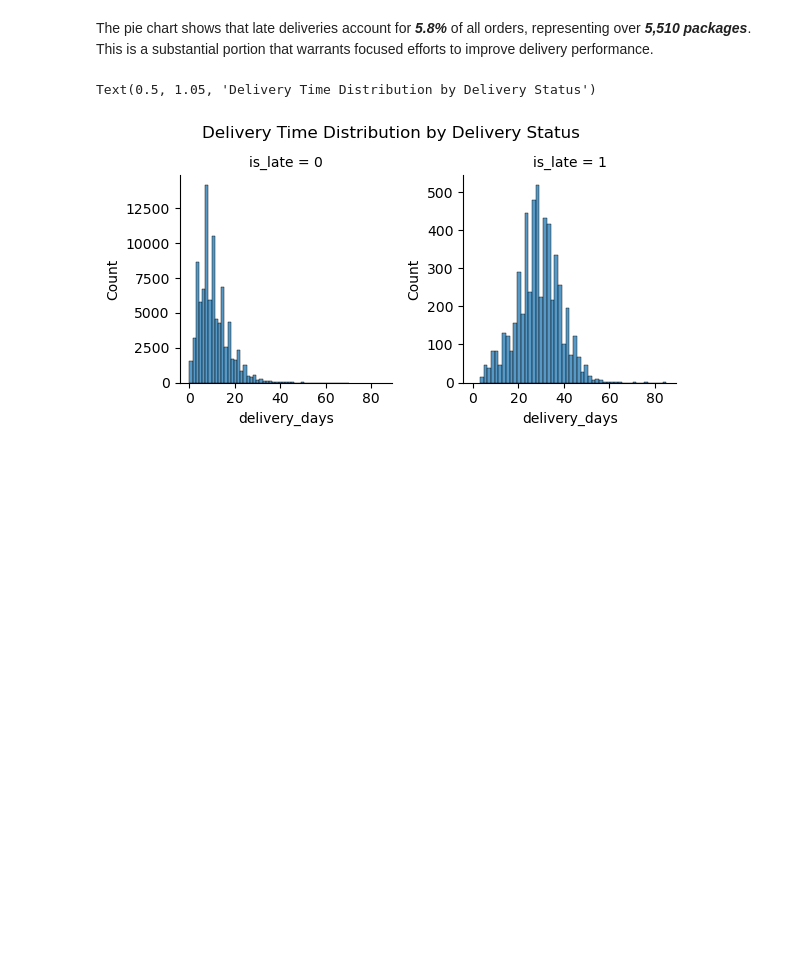
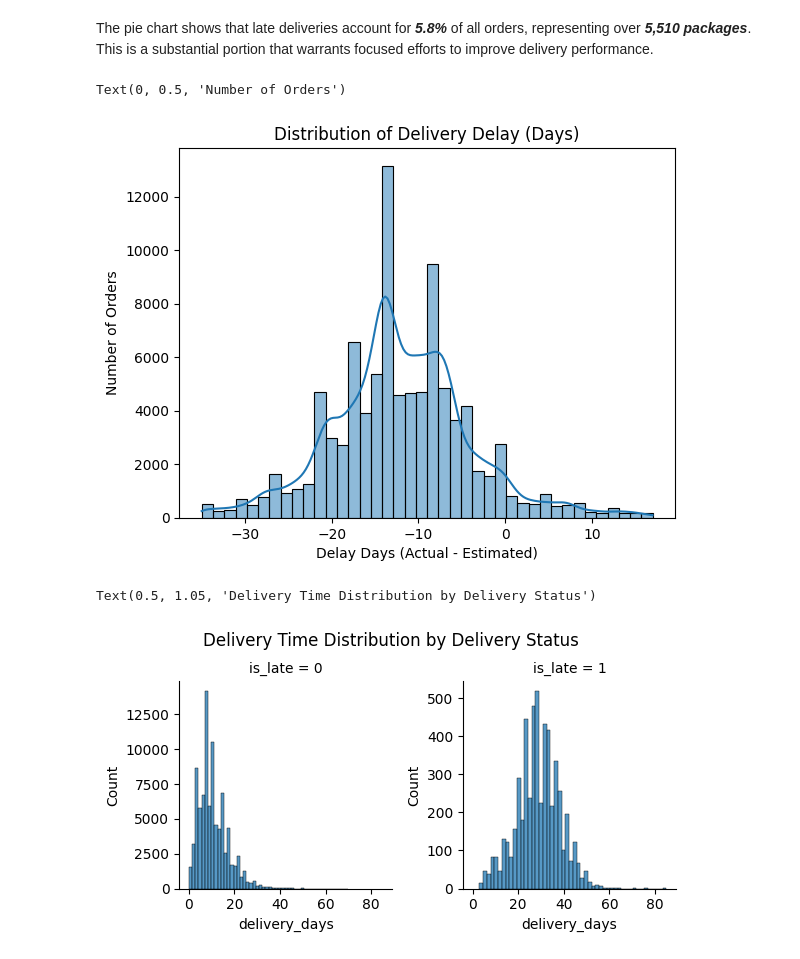
Before and after one commit to YunhuiDong/olist-delivery-satisfaction-team18, a Jupyter notebook: EDA.ipynb, the cells around one changed output. Cells and saved outputs as stored; diff of their text form; code cells hidden in the pictures; blank space fills up the shorter version.

```diff
--- a/EDA.ipynb
+++ b/EDA.ipynb
@@ -471,5 +490,13 @@ Text(0.5, 1.0, 'Proportion of Late Deliveries')
 # %% [markdown]
 The pie chart shows that late deliveries account for ***5.8%*** of all orders, representing over ***5,510 packages***. This is a substantial portion that warrants focused efforts to improve delivery performance.
+# %%
+sns.histplot(data=delivery_df, x='delay_days', bins=40, kde=True)
+plt.title('Distribution of Delivery Delay (Days)')
+plt.xlabel('Delay Days (Actual - Estimated)')
+plt.ylabel('Number of Orders')
+# %% [output]
+Text(0, 0.5, 'Number of Orders')
+[figure, added]
 # %%
 # Delivery and Price–Freight Patterns
 g = sns.FacetGrid(data = delivery_df, col = 'is_late', sharey = False)
```
Also changed, not shown: parts of 18 cells of this notebook.
